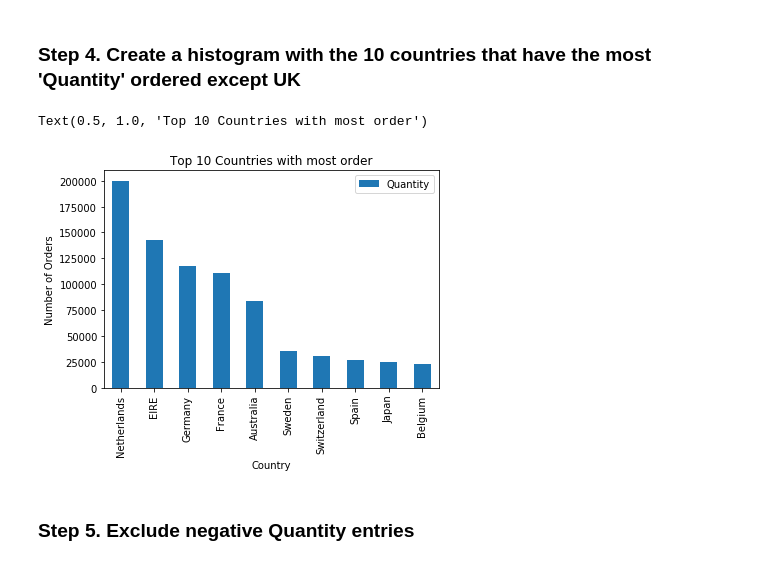
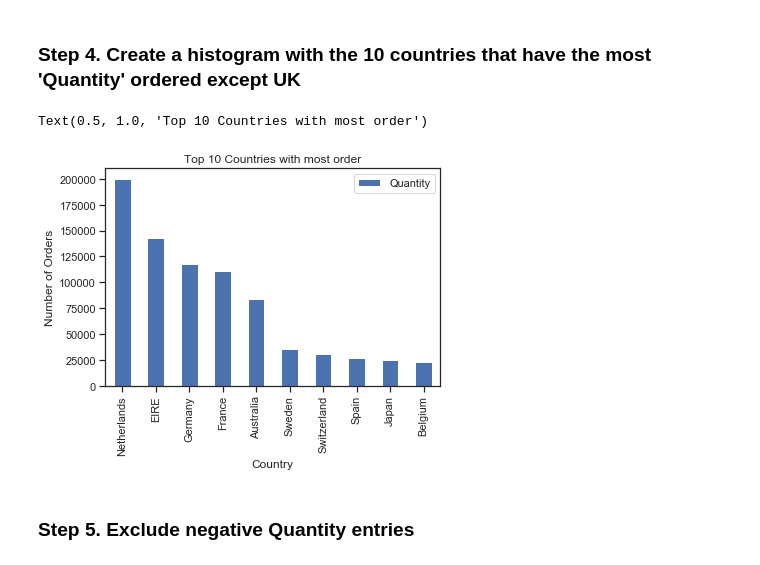
Before and after one commit to osbertc/pandas_exercises, a Jupyter notebook: 07_Visualization/Online_Retail/Osbert_with_answer_20201203.ipynb, the cells around one changed output. Drawn from its saved outputs; the diff is of its cells as text; code cells hidden in the pictures.

```diff
--- a/07_Visualization/Online_Retail/Osbert_with_answer_20201203.ipynb
+++ b/07_Visualization/Online_Retail/Osbert_with_answer_20201203.ipynb
@@ -9,9 +9,13 @@
 # %%
 import pandas as pd
 import matplotlib.pyplot as plt
+import seaborn as sns
 
-# set this so the graphs open internally
+# set the graphs to show in the jupyter notebook
 %matplotlib inline
+
+# set seaborn graphs to a better style
+sns.set(style="ticks")
 # %% [markdown]
 ### Step 2. Import the dataset from this [address](https://raw.githubusercontent.com/guipsamora/pandas_exercises/master/07_Visualization/Online_Retail/Online_Retail.csv).
 # %%
@@ -20,5 +24,4 @@ url = 'https://raw.githubusercontent.com/guipsamora/pandas_exercises/master/07_V
 ### Step 3. Assign it to a variable called online_rt
 Note: if you receive a utf-8 decode error, set `encoding = 'latin1'` in `pd.read_csv()`.
 # %%
-online_rt = pd.read_csv(url, encoding = 'latin1')
-online_rt.head()
+df = pd.read_csv(url, encoding = 'latin1')
@@ -32,20 +28,24 @@ online_rt.head()
+# %%
+online_rt = df.copy(deep=True)
+online_rt.head()
 # %% [markdown]
 ### Step 4. Create a histogram with the 10 countries that have the most 'Quantity' ordered except UK
 # %%
 # online_rt.Country.value_counts()
 no_uk = online_rt.drop(online_rt[online_rt['Country']=='United Kingdom'].index)
 top_ten = (no_uk[['Country','Quantity']]).groupby('Country').sum().sort_values(by=['Quantity'], ascending = False).head(10)
+top_three = (no_uk[['Country','Quantity']]).groupby('Country').sum().sort_values(by=['Quantity'], ascending = False).head(3)
 
 # create the plot
 top_ten.plot(kind='bar')
 
 # set the title and labels
 plt.xlabel('Country')
 plt.ylabel('Number of Orders')
 plt.title('Top 10 Countries with most order')
 # %% [output]
 Text(0.5, 1.0, 'Top 10 Countries with most order')
-[figure, old version]
+[figure, new version]
 # %% [markdown]
 ### Step 5.  Exclude negative Quantity entries
 # %%
```
Also changed, not shown: parts of 9 cells of this notebook.
